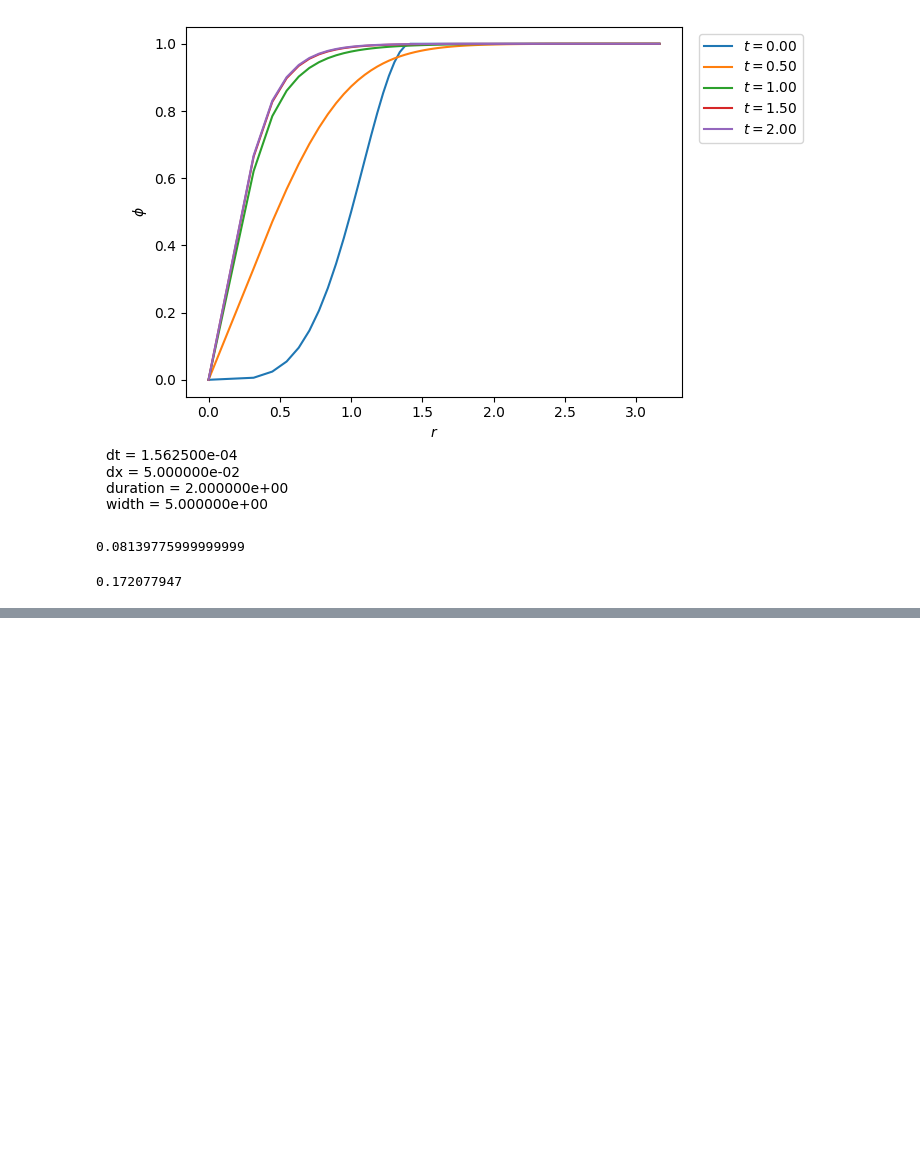
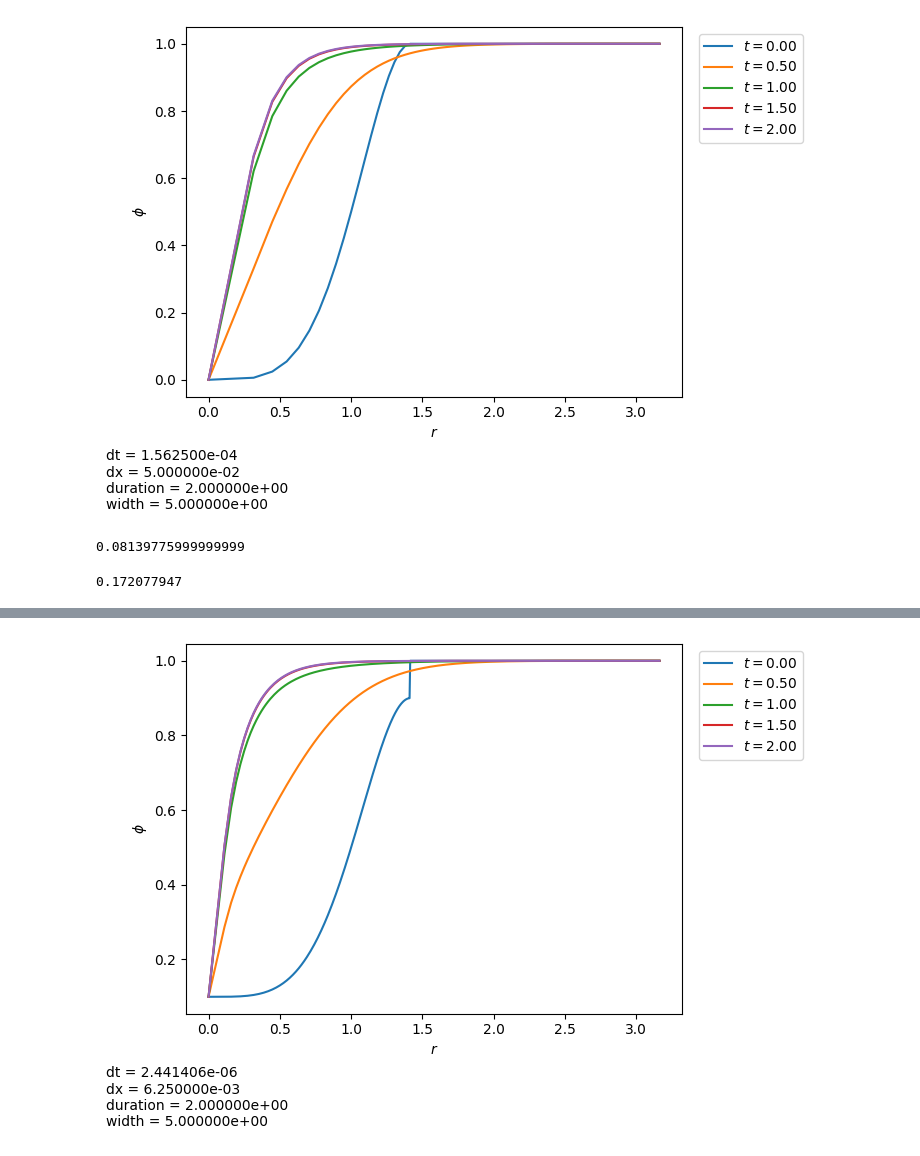
Before and after one commit to ponomarevandr/disruption, a Jupyter notebook: one_dim_problem/experiments/cylindric/cylindric_substitution.ipynb, the cells around one changed output, grey strips where cells are left out. Saved outputs shown, nothing was run; the diff lists cells and outputs as text; code cells hidden in the pictures; blank space fills up the shorter version.

```diff
--- a/one_dim_problem/experiments/cylindric/cylindric_substitution.ipynb
+++ b/one_dim_problem/experiments/cylindric/cylindric_substitution.ipynb
@@ -90,0 +93,5 @@ norm_continuous(model, model_3)
+# %%
+model = model_from_file('../../bin/experiment_lifted.csv')
+model_plot_scaled(model, [0, 0.5, 1, 1.5, 2], False)
+# %% [output]
+[figure, added]
```
Also changed, not shown: parts of 2 cells of this notebook, 1 other file.
